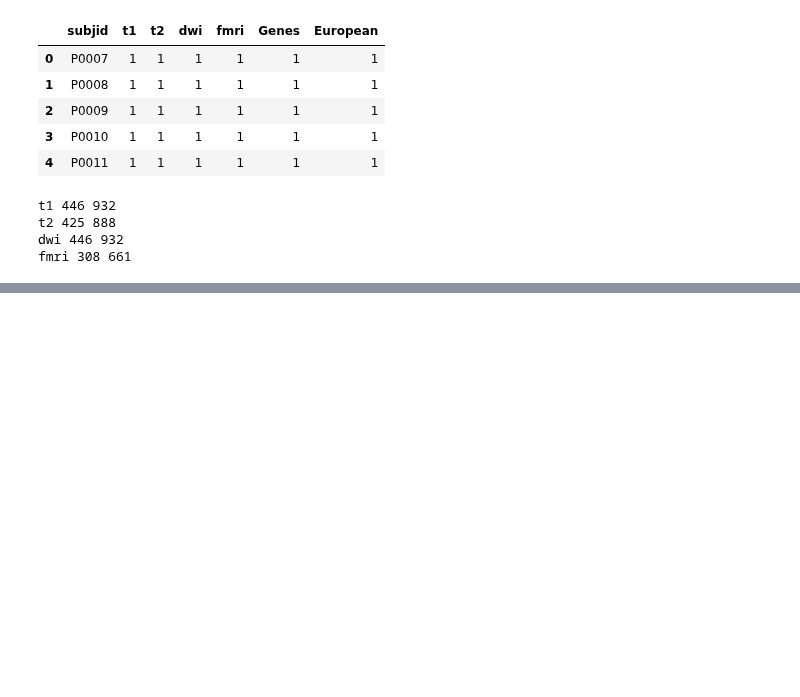
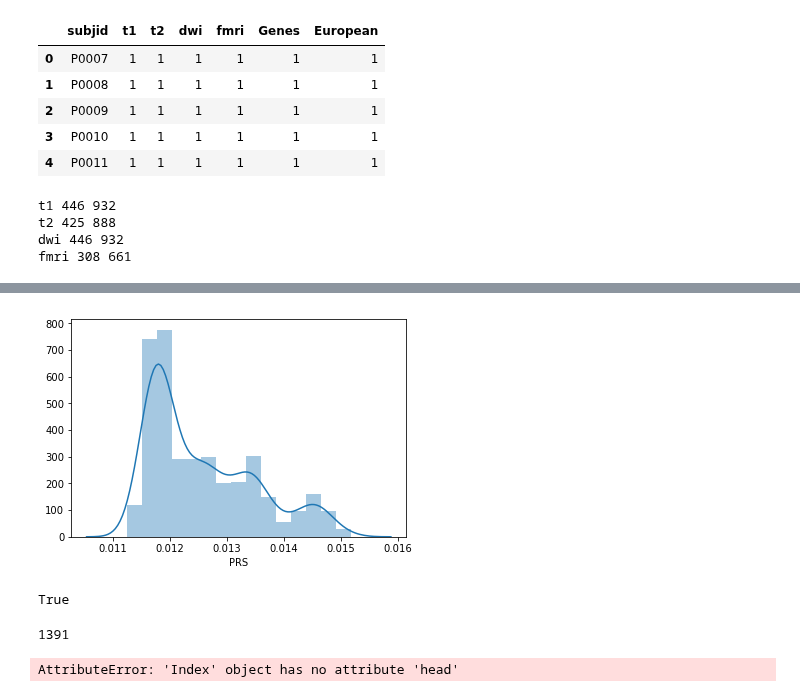
Before and after one commit to illdopejake/hack_projects, a Jupyter notebook: Untitled4.ipynb, the cells around one changed output, grey strips where cells are left out. Saved outputs shown, nothing was run; the diff lists cells and outputs as text; code cells hidden in the pictures; blank space fills up the shorter version.

```diff
--- a/Untitled4.ipynb
+++ b/Untitled4.ipynb
@@ -84,3 +84,6 @@ t1 446 932
 t2 425 888
 dwi 446 932
 fmri 308 661
+# %%
+scores = pandas.read_table('/home/users/jvogel/Science/genetix/PING/PGRS_no_imputation/IGAPst1_pgrs_PING.best')
+scores.head()
@@ -86,0 +97,10 @@ fmri 308 661
+# %%
+plt.close()
+sns.distplot(scores.PRS)
+plt.show()
+# %% [output]
+[figure, added]
+# %%
+len(jnk.SubjID.unique()) == len(jnk.SubjID.values)
+# %% [output]
+True
@@ -86,0 +111,4 @@ fmri 308 661
+# %%
+len(scores.PRS.values)
+# %% [output]
+1391
@@ -86,0 +117,4 @@ fmri 308 661
+# %%
+mod_data.i()
+# %% [output]
+AttributeError: 'Index' object has no attribute 'head'
```
Also changed, not shown: parts of 6 cells of this notebook.
